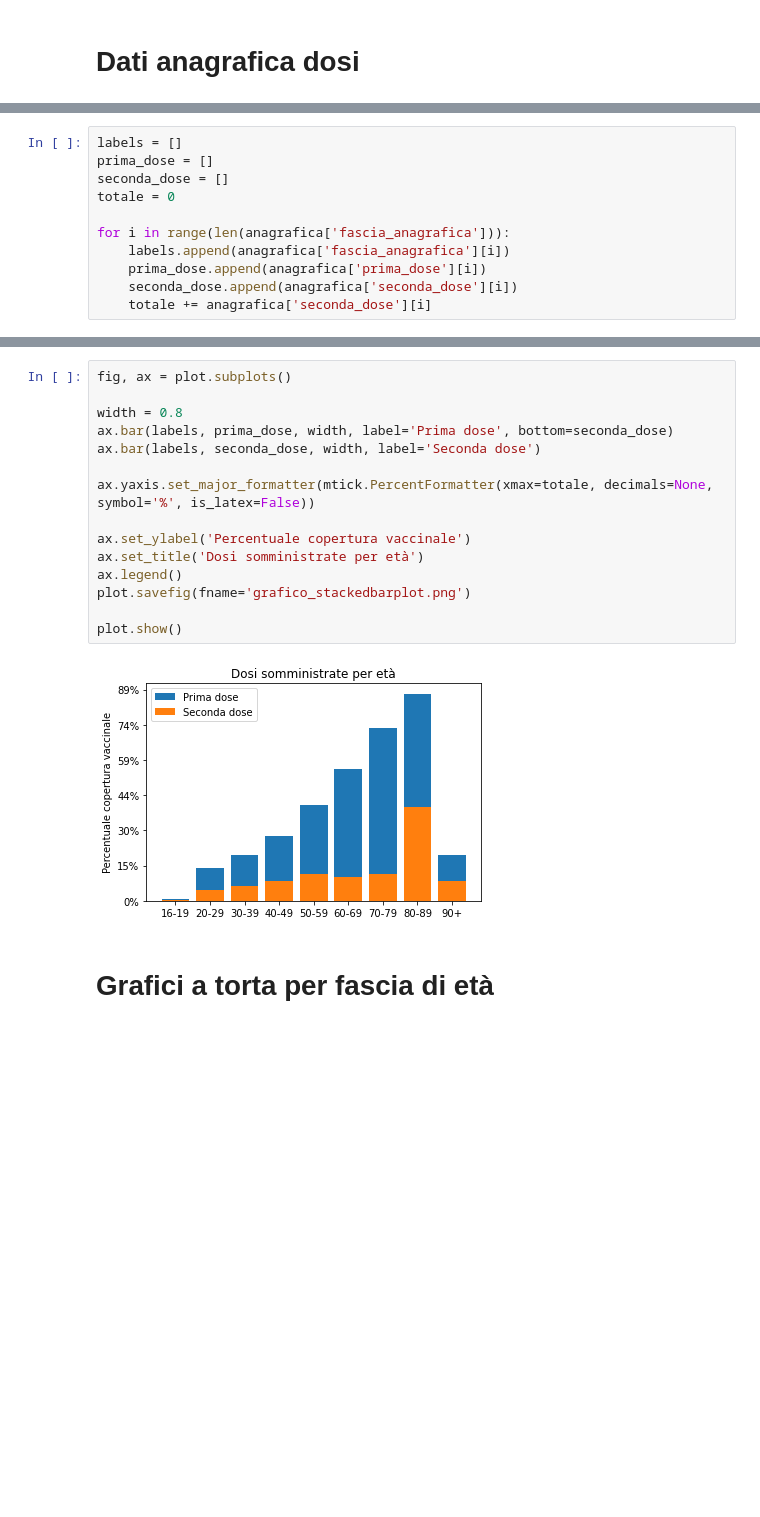
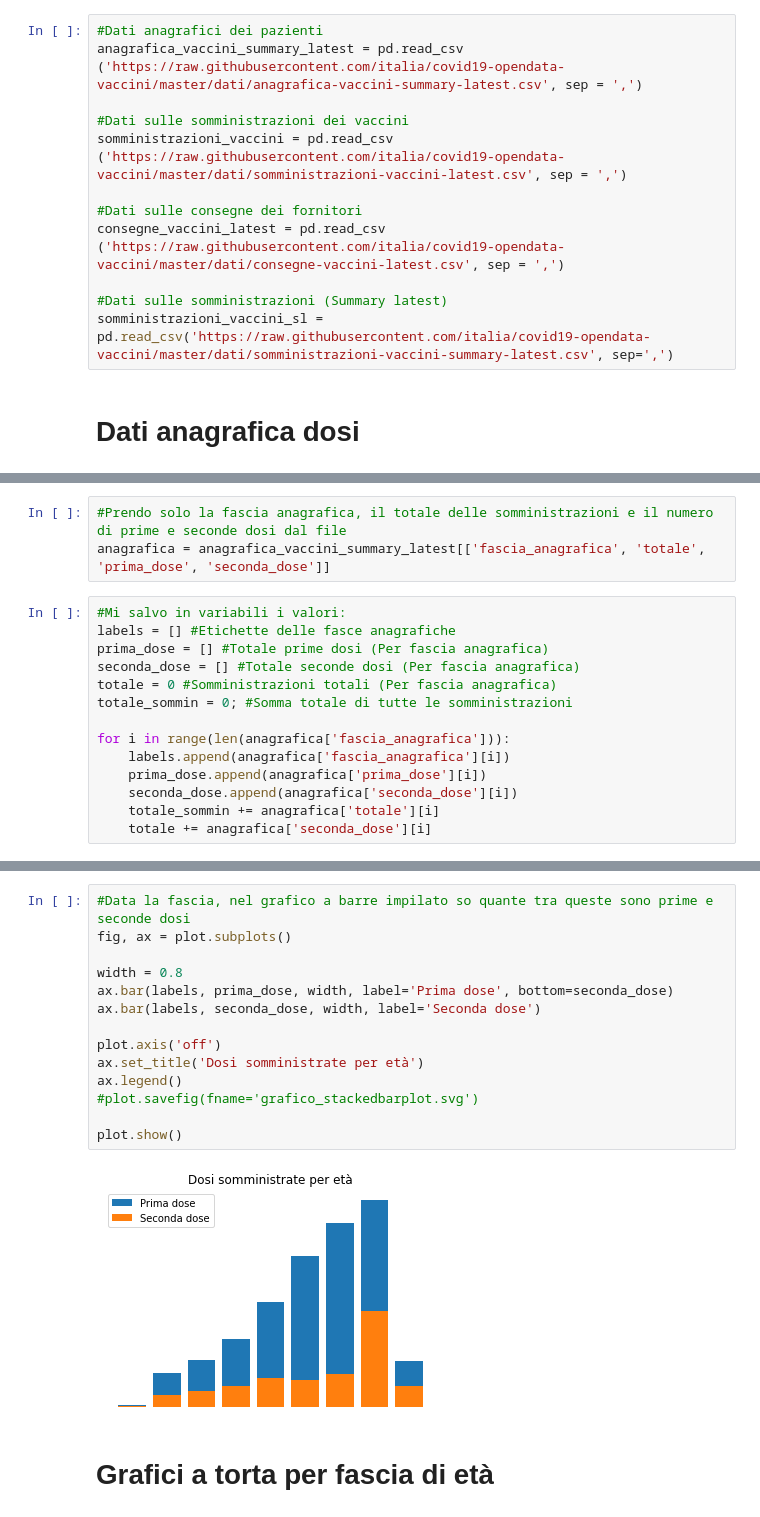
Before and after one commit to fabrhub/vaccines-data, a Jupyter notebook: Grafici.ipynb, the cells around one changed output, grey strips where cells are left out. Saved outputs shown, nothing was run; the diff lists cells and outputs as text; blank space fills up the shorter version.

```diff
--- a/Grafici.ipynb
+++ b/Grafici.ipynb
@@ -14,2 +14,14 @@ def percentualizzatore(totale, parte):
+# %%
+#Dati anagrafici dei pazienti
+anagrafica_vaccini_summary_latest = pd.read_csv ('https://raw.githubusercontent.com/italia/covid19-opendata-vaccini/master/dati/anagrafica-vaccini-summary-latest.csv', sep = ',')
+
+#Dati sulle somministrazioni dei vaccini
+somministrazioni_vaccini = pd.read_csv ('https://raw.githubusercontent.com/italia/covid19-opendata-vaccini/master/dati/somministrazioni-vaccini-latest.csv', sep = ',')
+
+#Dati sulle consegne dei fornitori
+consegne_vaccini_latest = pd.read_csv ('https://raw.githubusercontent.com/italia/covid19-opendata-vaccini/master/dati/consegne-vaccini-latest.csv', sep = ',')
+
+#Dati sulle somministrazioni (Summary latest)
+somministrazioni_vaccini_sl = pd.read_csv('https://raw.githubusercontent.com/italia/covid19-opendata-vaccini/master/dati/somministrazioni-vaccini-summary-latest.csv', sep=',')
 # %% [markdown]
 # Dati anagrafica dosi
@@ -32,11 +28,17 @@ print(anagrafica)
+# %%
+#Prendo solo la fascia anagrafica, il totale delle somministrazioni e il numero di prime e seconde dosi dal file
+anagrafica = anagrafica_vaccini_summary_latest[['fascia_anagrafica', 'totale', 'prima_dose', 'seconda_dose']]
 # %%
-labels = []
-prima_dose = []
-seconda_dose = []
-totale = 0
+#Mi salvo in variabili i valori:
+labels = [] #Etichette delle fasce anagrafiche
+prima_dose = [] #Totale prime dosi (Per fascia anagrafica)
+seconda_dose = [] #Totale seconde dosi (Per fascia anagrafica)
+totale = 0 #Somministrazioni totali (Per fascia anagrafica)
+totale_sommin = 0; #Somma totale di tutte le somministrazioni
 
 for i in range(len(anagrafica['fascia_anagrafica'])):
     labels.append(anagrafica['fascia_anagrafica'][i])
     prima_dose.append(anagrafica['prima_dose'][i])
     seconda_dose.append(anagrafica['seconda_dose'][i])
+    totale_sommin += anagrafica['totale'][i]
     totale += anagrafica['seconda_dose'][i]
@@ -55,19 +47,18 @@ ultranovant = 616360 + 160379 + 14804
 # %%
+#Data la fascia, nel grafico a barre impilato so quante tra queste sono prime e seconde dosi
 fig, ax = plot.subplots()
 
 width = 0.8
 ax.bar(labels, prima_dose, width, label='Prima dose', bottom=seconda_dose)
 ax.bar(labels, seconda_dose, width, label='Seconda dose')
 
-ax.yaxis.set_major_formatter(mtick.PercentFormatter(xmax=totale, decimals=None, symbol='%', is_latex=False))
-
-ax.set_ylabel('Percentuale copertura vaccinale')
+plot.axis('off')
 ax.set_title('Dosi somministrate per età')
 ax.legend()
-plot.savefig(fname='grafico_stackedbarplot.png')
+#plot.savefig(fname='grafico_stackedbarplot.svg')
 
 plot.show()
 # %% [output]
-[figure, old version]
+[figure, new version]
 # %% [markdown]
 # Grafici a torta per fascia di età
```
Also changed, not shown: parts of 44 cells of this notebook.
